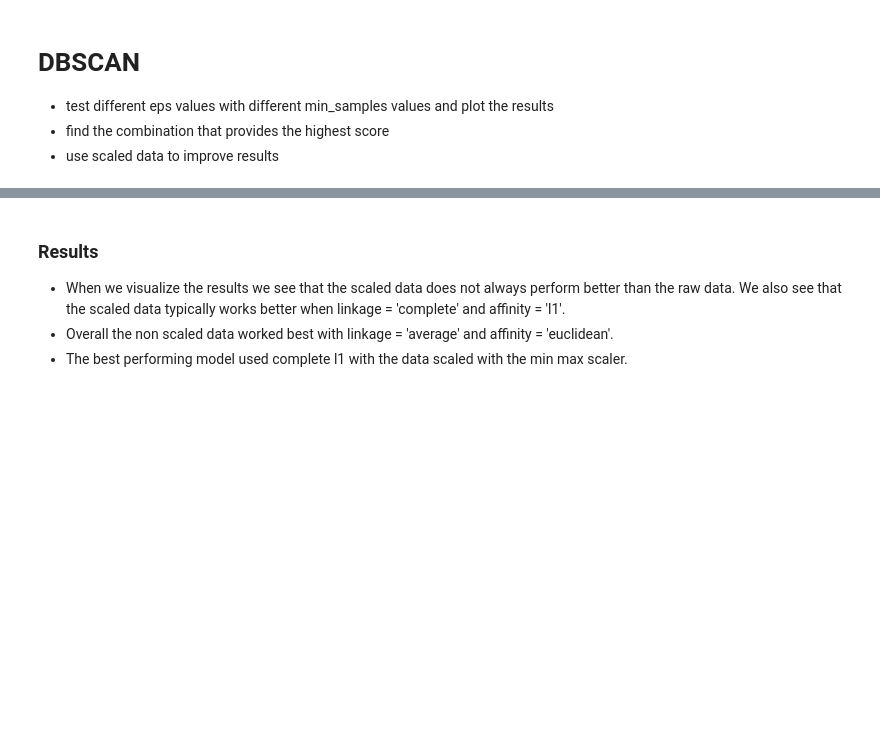
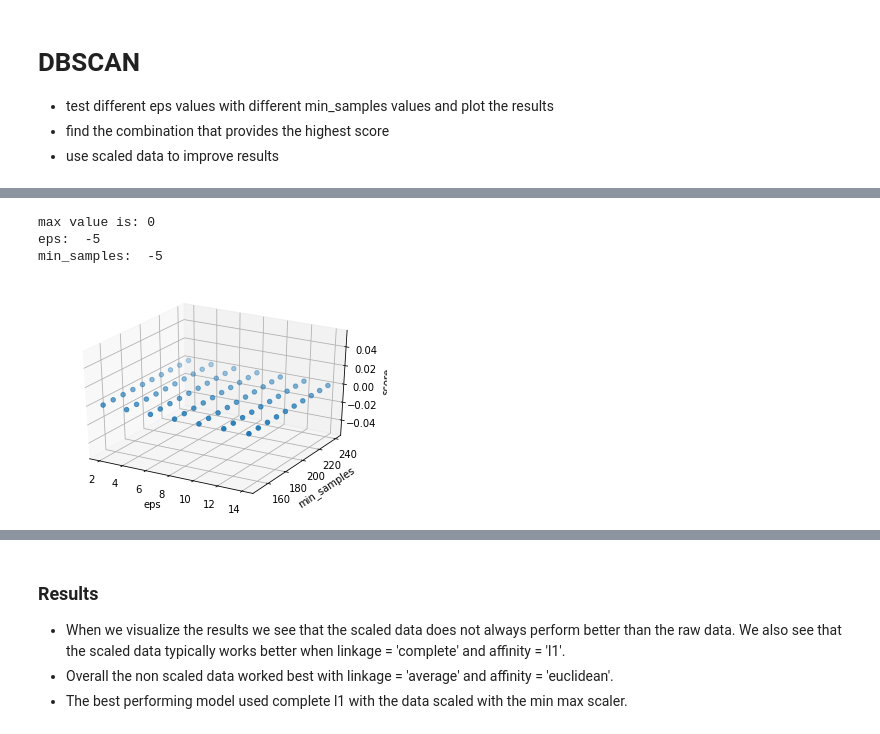
Before and after one commit to avneetgill/ensf544Project, a Jupyter notebook: Project1.2/Q3.ipynb, the cells around one changed output, grey strips where cells are left out. Cells and saved outputs as stored; diff of their text form; code cells hidden in the pictures; blank space fills up the shorter version.

```diff
--- a/Project1.2/Q3.ipynb
+++ b/Project1.2/Q3.ipynb
@@ -245,0 +235,10 @@ min_samples:  200
+# %%
+# normalizer scaler
+norm_scaler = Normalizer().fit(feature)
+norm_feat = norm_scaler.transform(feature)
+db_results(norm_feat)
+# %% [output]
+max value is: 0
+eps:  -5
+min_samples:  -5
+[figure, added]
```
Also changed, not shown: parts of 26 cells of this notebook.
